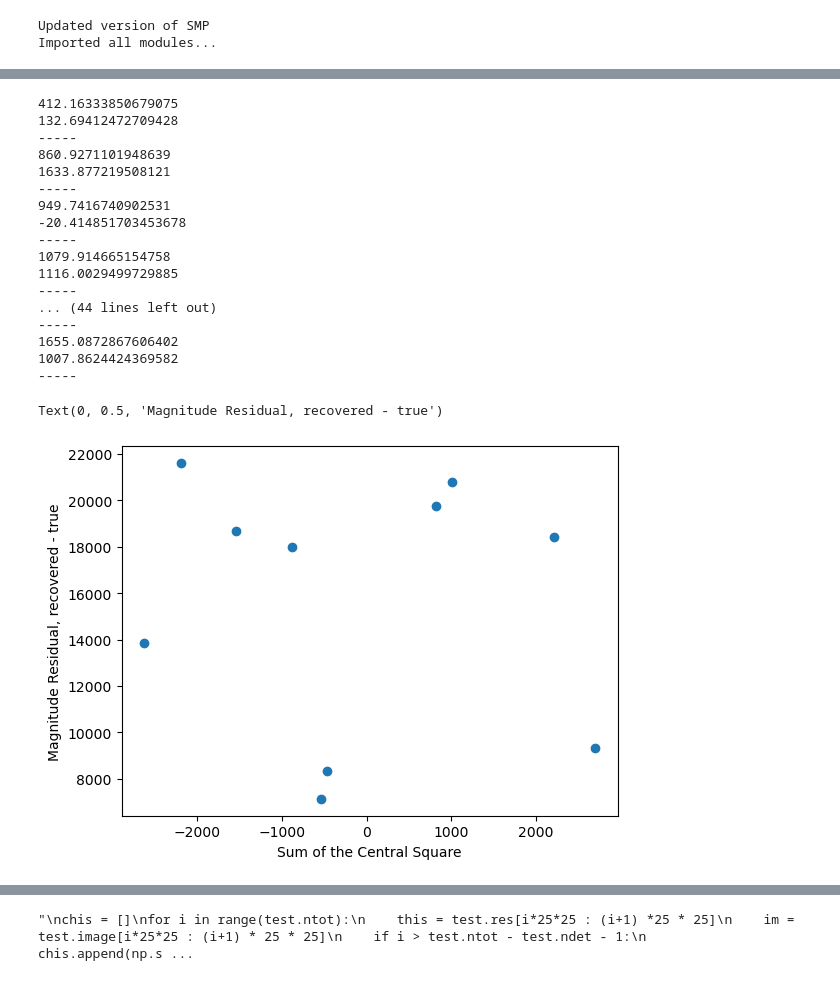
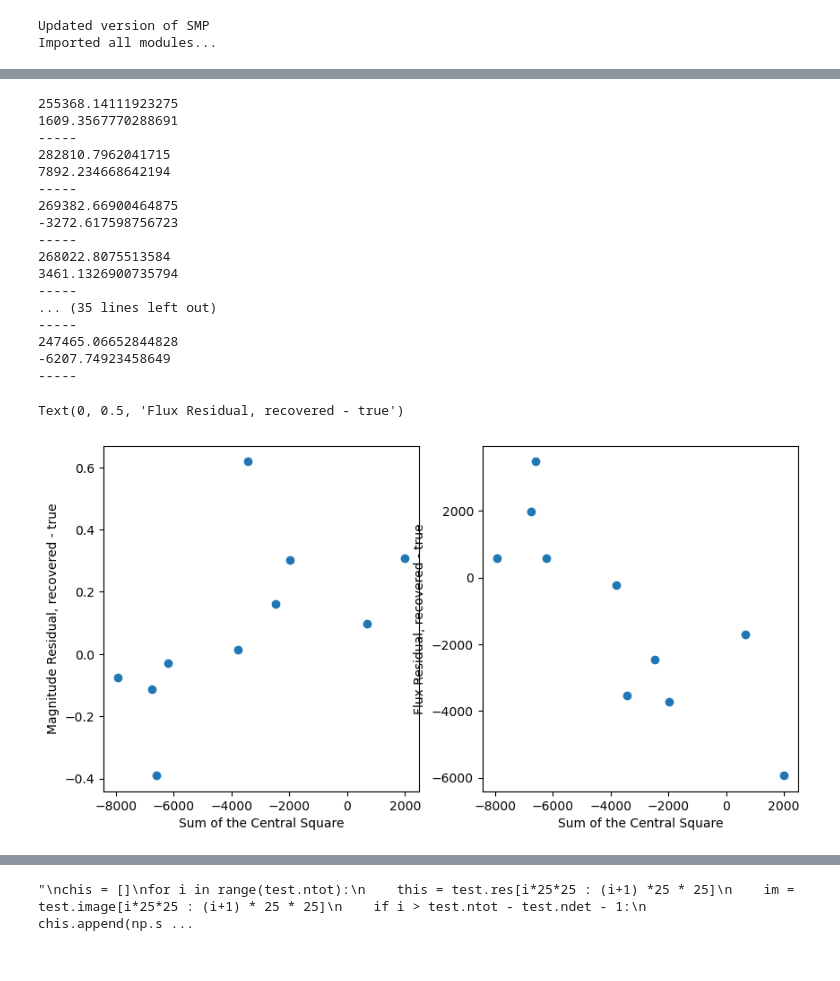
Before and after one commit to Roman-Supernova-PIT/campari, a Jupyter notebook: multismp.ipynb, the cells around one changed output, grey strips where cells are left out. Cells and saved outputs as stored; diff of their text form; code cells hidden in the pictures.

```diff
--- a/multismp.ipynb
+++ b/multismp.ipynb
@@ -740,5 +723,6 @@ plt.scatter(xx,yy,s = 1, color = 'r')
 # %%
 #%matplotlib widget
+
 #ID = 20172782
 
 #ID = 90000055
@@ -758,10 +742,12 @@ print(pqfile)
 band = 'F184'
 ra, dec, p, s, start, end, peak = SNID_to_loc(ID, pqfile, date = True, band = band, snpath = snpath, roman_path = roman_path)
 test = MultiDetection(ra, dec, p, s, band, start, end, peak, snid = ID)
-nbg = 30
+nbg = 4
+size = 25
 
-test.runPhotometry(background = False, err = False, n_grid = nbg, maxbg = 0, maxdet = -1, roman_path = roman_path, \
-                  pointing_list = None, SCA_list = None, bare_bones = True)
+
+test.runPhotometry(background = False, err = False, n_grid = nbg, maxbg = 2, maxdet = 0,roman_path = roman_path, \
+                  pointing_list = None, SCA_list = None, bare_bones = False, precise = True, size = size)
 # %% [output]
 10430
 looking in band F184
@@ -924,37 +1007,43 @@ true flux
 # %%
 totalsums = []
 centersums = []
 
 for i in range(test.ntot):
     this = test.res[i*25*25 : (i+1) *25 * 25]
     print(np.sum(this))
     totalsums.append(np.sum(this))
     this = test.res[i*25*25 : (i+1) *25 * 25].reshape(25,25)[9:16,9:16]
     centersums.append(np.sum(this))
     print(np.sum(this))
     print('-----')
+plt.figure(figsize = (10,5))
+plt.subplot(1,2,1)
 truths = test.exposures[np.where(test.exposures['DETECTED'])]['true mag']
-#truths = test.exposures[np.where(test.exposures['DETECTED'])]['true flux']
+plt.scatter(centersums[-test.ndet:], test.mag - truths)
+plt.xlabel('Sum of the Central Square')
+plt.ylabel('Magnitude Residual, recovered - true')
+plt.subplot(1,2,2)
+truths = test.exposures[np.where(test.exposures['DETECTED'])]['true flux']
 plt.scatter(centersums[-test.ndet:], test.flux - truths)
 plt.xlabel('Sum of the Central Square')
-plt.ylabel('Magnitude Residual, recovered - true')
+plt.ylabel('Flux Residual, recovered - true')
 # %% [output]
-412.16333850679075
-132.69412472709428
+255368.14111923275
+1609.3567770288691
 -----
-860.9271101948639
-1633.877219508121
+282810.7962041715
+7892.234668642194
 -----
-949.7416740902531
--20.414851703453678
+269382.66900464875
+-3272.617598756723
 -----
-1079.914665154758
-1116.0029499729885
+268022.8075513584
+3461.1326900735794
 -----
-... (44 lines left out)
+... (35 lines left out)
 -----
-1655.0872867606402
-1007.8624424369582
+247465.06652844828
+-6207.74923458649
 -----
-Text(0, 0.5, 'Magnitude Residual, recovered - true')
+Text(0, 0.5, 'Flux Residual, recovered - true')
-[figure, old version]
+[figure, new version]
```
Also changed, not shown: parts of 12 cells of this notebook, 2 other files.
